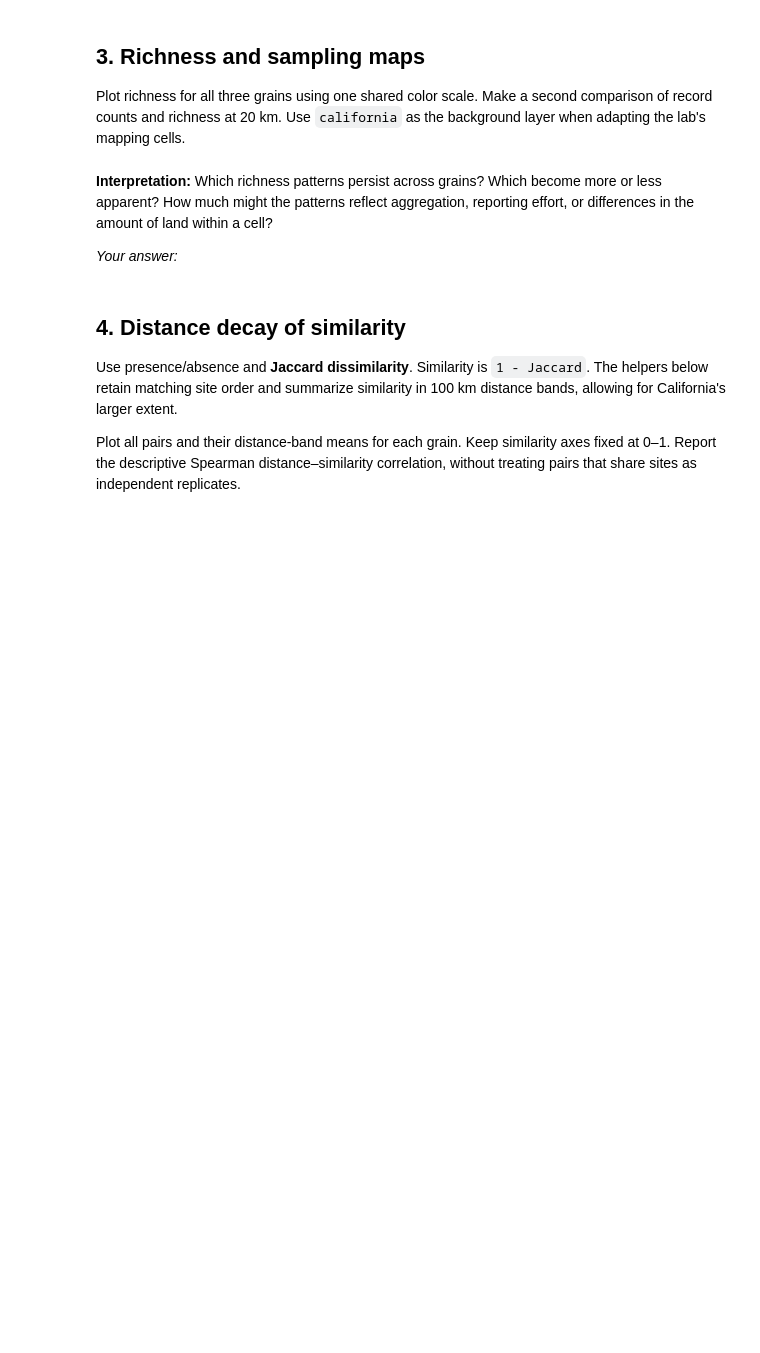
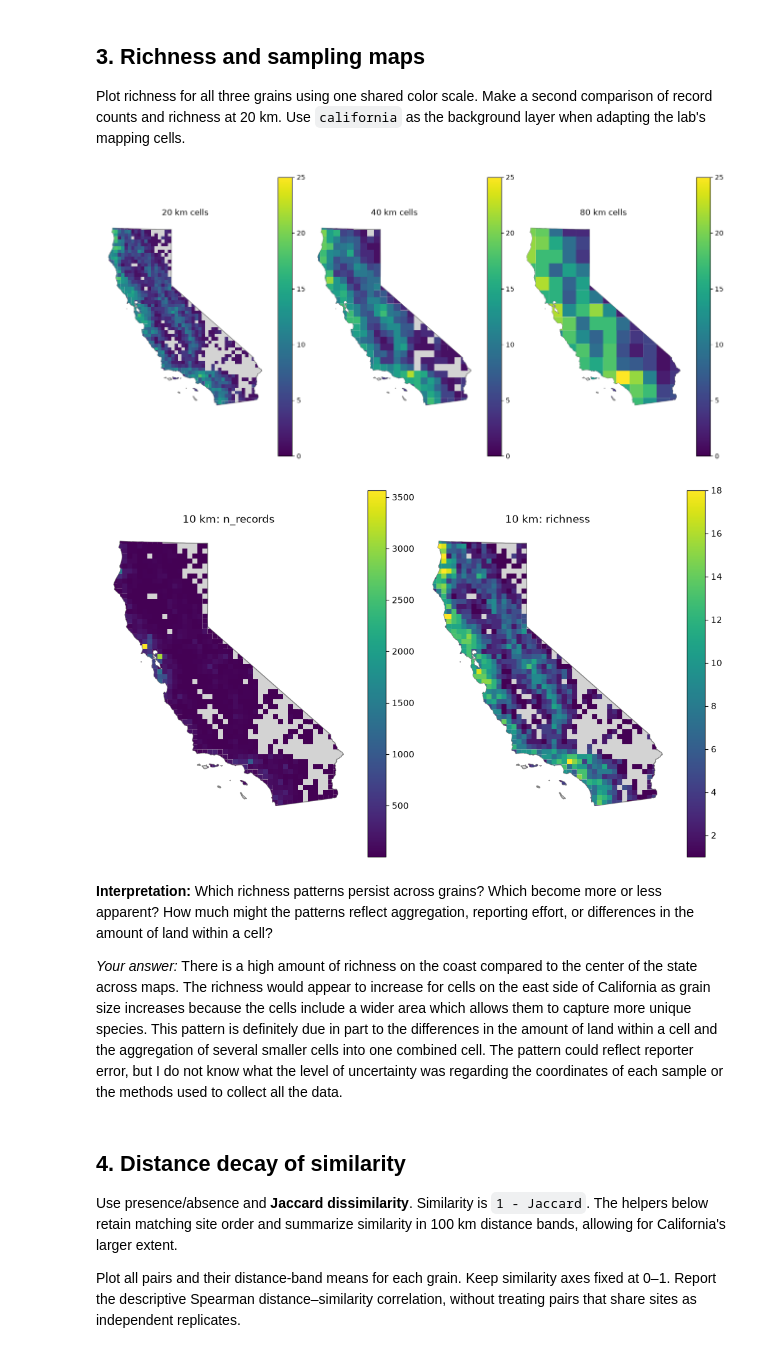
Before and after one commit to jddeabreu/BIO597-SpatialBiodiversity, a Jupyter notebook: docs/assignments/Assignment-11-SpatialCommunityComposition.ipynb, the cells around one changed output. Drawn from its saved outputs; the diff is of its cells as text; code cells hidden in the pictures; blank space fills up the shorter version.

```diff
--- a/docs/assignments/Assignment-11-SpatialCommunityComposition.ipynb
+++ b/docs/assignments/Assignment-11-SpatialCommunityComposition.ipynb
@@ -132,3 +154,20 @@ grain_summary = pd.DataFrame()
 # Store sites_by_grain[grain] and communities[grain], as in Lab11.
 # Summarize n_sites, n_records, mean_richness, and median_records_per_site.
 # Display grain_summary and the first rows of communities[40].
+
+sites_by_grain = {}
+communities = {}
+grain_summary = pd.DataFrame()
+
+for grain in GRAINS:
+    sites, community = grid_communities(grain)
+    sites_by_grain[grain] = sites
+    communities[grain] = community
+    grain_summary.loc[grain, "n_sites"] = len(sites)
+    grain_summary.loc[grain, "n_records"] = sites.n_records.sum()
+    grain_summary.loc[grain, "mean_richness"] = sites.richness.mean()
+    grain_summary.loc[grain, "median_records_per_site"] = sites.n_records.median()
+
+grain_summary.index.name = "grain_km"
+display(grain_summary)
+display(communities[40].head())
@@ -141,12 +194,33 @@ background layer when adapting the lab's mapping cells.
 # %%
 # Create and save the three richness maps with a common color scale.
 # Compare n_records and richness at 20 km.
+max_richness = max(sites.richness.max() for sites in sites_by_grain.values())
+fig, axes = plt.subplots(1, 3, figsize=(13, 6), layout="constrained")
+for ax, grain in zip(axes, GRAINS):
+    california.plot(ax=ax, color="lightgray", edgecolor="gray")
+    sites_by_grain[grain].plot(ax=ax, column="richness", cmap="viridis",
+                              vmin=0, vmax=max_richness, legend=True)
+    ax.set_title(f"{grain} km cells")
+    ax.set_axis_off()
+fig.savefig(OUTPUT / "richness_by_grain.png", dpi=150)
+plt.show()
+
+fig, axes = plt.subplots(1, 2, figsize=(10, 6), layout="constrained")
+for ax, column in zip(axes, ["n_records", "richness"]):
+    california.plot(ax=ax, color="lightgray", edgecolor="gray")
+    sites_by_grain[20].plot(ax=ax, column=column, legend=True)
+    ax.set_title(f"10 km: {column}")
+    ax.set_axis_off()
+plt.show()
+# %% [output]
+[figure, added]
+[figure, added]
 # %% [markdown]
 **Interpretation:** Which richness patterns persist across grains? Which become
 more or less apparent? How much might the patterns reflect aggregation,
 reporting effort, or differences in the amount of land within a cell?
 
-*Your answer:*
+*Your answer:* There is a high amount of richness on the coast compared to the center of the state across maps. The richness would appear to increase for cells on the east side of California as grain size increases because the cells include a wider area which allows them to capture more unique species. This pattern is definitely due in part to the differences in the amount of land within a cell and the aggregation of several smaller cells into one combined cell. The pattern could reflect reporter error, but I do not know what the level of uncertainty was regarding the coordinates of each sample or the methods used to collect all the data.
 # %% [markdown]
 ## 4. Distance decay of similarity
 
```
Also changed, not shown: parts of 18 cells of this notebook.
